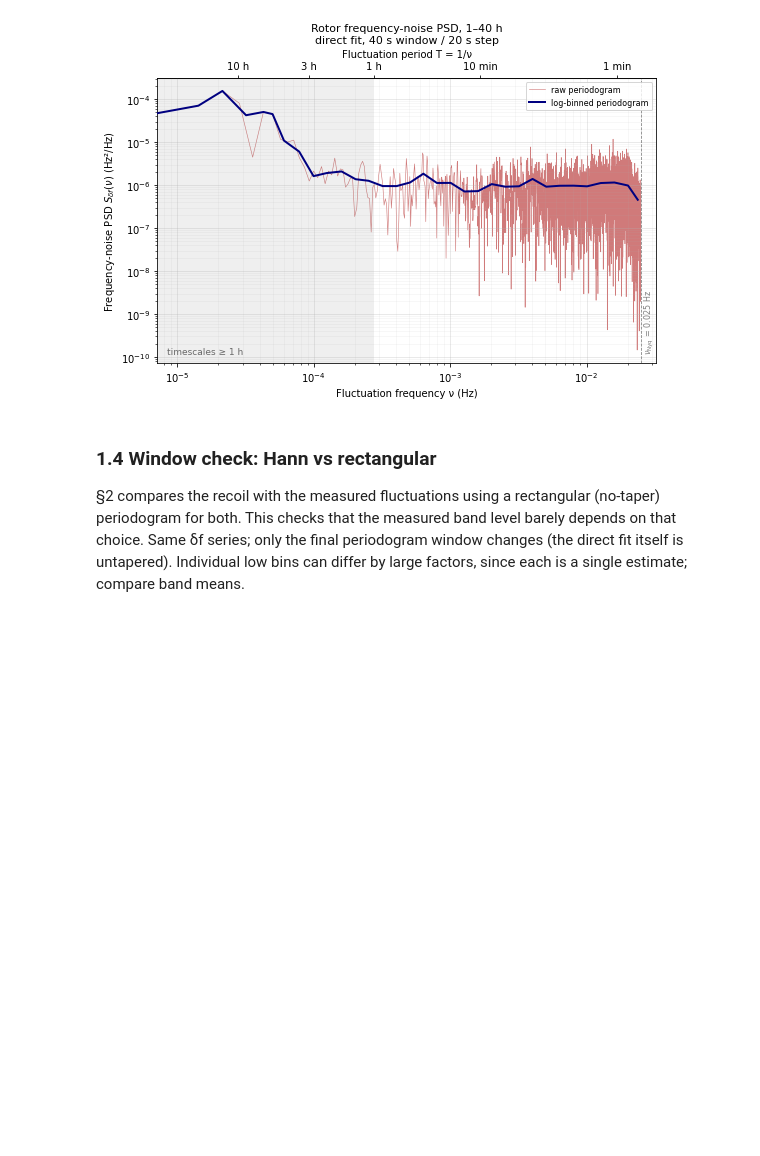
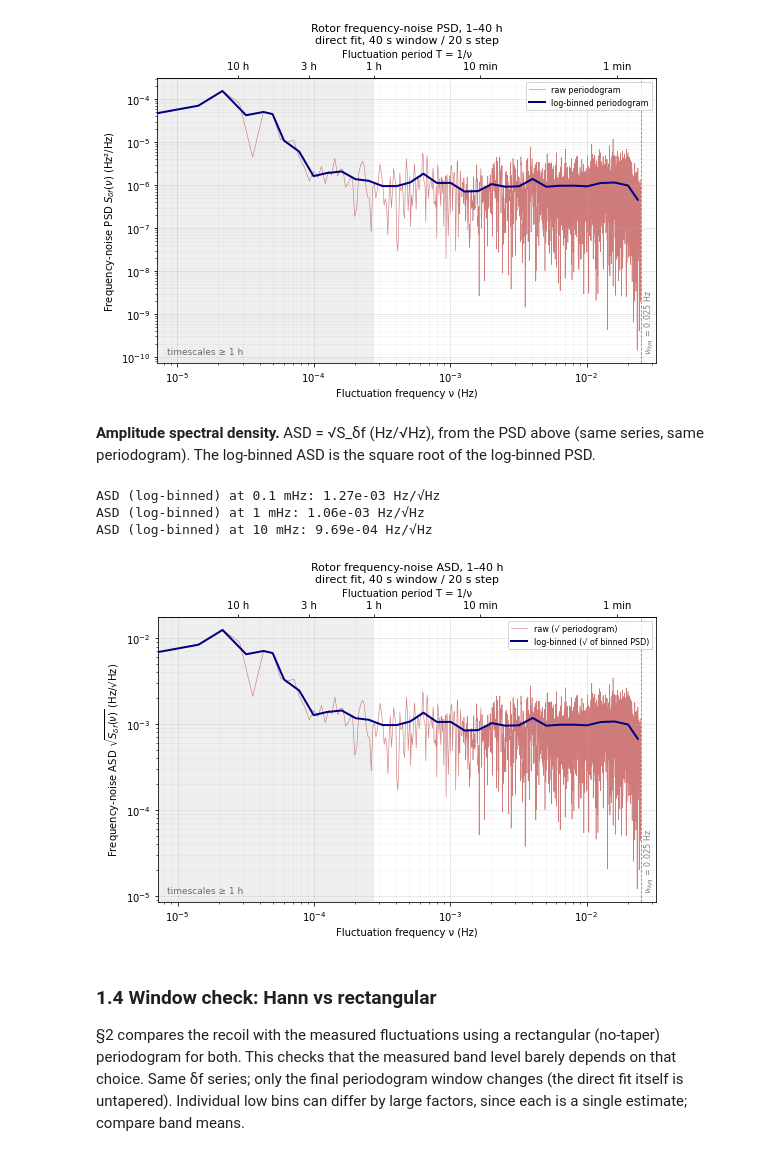
Before and after one commit to Moore-Lab/Decay-Sail, a Jupyter notebook: analysis/noise_budget_20260911_clean.ipynb, the cells around one changed output. Drawn from its saved outputs; the diff is of its cells as text; code cells hidden in the pictures; blank space fills up the shorter version.

```diff
--- a/analysis/noise_budget_20260911_clean.ipynb
+++ b/analysis/noise_budget_20260911_clean.ipynb
@@ -278,6 +278,35 @@ total duration                        = 7020 estimates x 20 s = 39.00 h
 Fourier resolution 1/T                = 7.123e-06 Hz
 Nyquist frequency                     = 2.500e-02 Hz  (period 40 s)
 [figure]
+# %% [markdown]
+**Amplitude spectral density.** ASD = √S_δf (Hz/√Hz), from the PSD above (same series, same periodogram).
+The log-binned ASD is the square root of the log-binned PSD.
+# %%
+asd_raw, asd_lb = np.sqrt(S_df), np.sqrt(S_lb)           # log-binned: √ of the binned PSD
+for v in (1e-4, 1e-3, 1e-2):
+    print(f'ASD (log-binned) at {v*1e3:g} mHz: {np.interp(np.log(v), np.log(nu_lb), asd_lb):.2e} Hz/√Hz')
+
+fig, ax = plt.subplots(figsize=(8, 5.5))
+ax.loglog(nu_p[1:], asd_raw[1:], color='firebrick', lw=0.6, alpha=0.6, zorder=1, label='raw (√ periodogram)')
+ax.loglog(nu_lb, asd_lb, color='navy', lw=2.0, zorder=3, label='log-binned (√ of binned PSD)')
+ax.axvline(fs_p/2, color='gray', lw=0.8, ls='--')
+ax.text(fs_p/2*1.04, 0.03, f'$\\nu_{{\\rm Nyq}}$ = {fs_p/2:.3f} Hz', transform=ax.get_xaxis_transform(),
+        rotation=90, va='bottom', fontsize=8, color='gray')
+ax.set_xlim(nu_p[1], fs_p/2*1.3)
+ax.axvspan(nu_p[1], 1/3600, color='gray', alpha=0.12, lw=0)
+ax.text(0.02, 0.03, 'timescales ≥ 1 h', transform=ax.transAxes, fontsize=9, color='dimgray')
+ax.set_xlabel('Fluctuation frequency ν (Hz)')
+ax.set_ylabel('Frequency-noise ASD $\\sqrt{S_{\\delta f}(\\nu)}$ (Hz/√Hz)')
+ax.set_title(f'Rotor frequency-noise ASD, {WIN_H[0]}–{WIN_H[1]} h\ndirect fit, {WIN_P:.0f} s window / {STEP_P:.0f} s step', fontsize=11)
+ax.grid(which='major', alpha=0.35); ax.grid(which='minor', alpha=0.12)
+ax.legend(fontsize=8, loc='upper right')
+period_axis(ax, [(60, '1 min'), (600, '10 min'), (3600, '1 h'), (3*3600, '3 h'), (10*3600, '10 h')])
+plt.tight_layout(); plt.show()
+# %% [output]
+ASD (log-binned) at 0.1 mHz: 1.27e-03 Hz/√Hz
+ASD (log-binned) at 1 mHz: 1.06e-03 Hz/√Hz
+ASD (log-binned) at 10 mHz: 9.69e-04 Hz/√Hz
+[figure, added]
 # %% [markdown]
 ### 1.4 Window check: Hann vs rectangular
 
```
Also changed, not shown: parts of 2 cells of this notebook, 1 other file.
